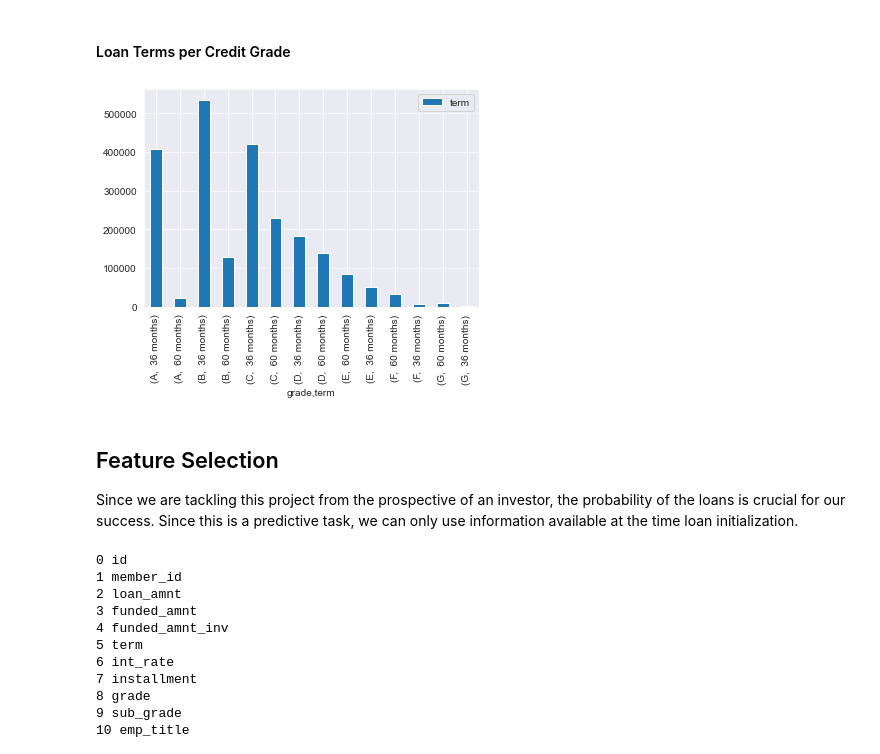
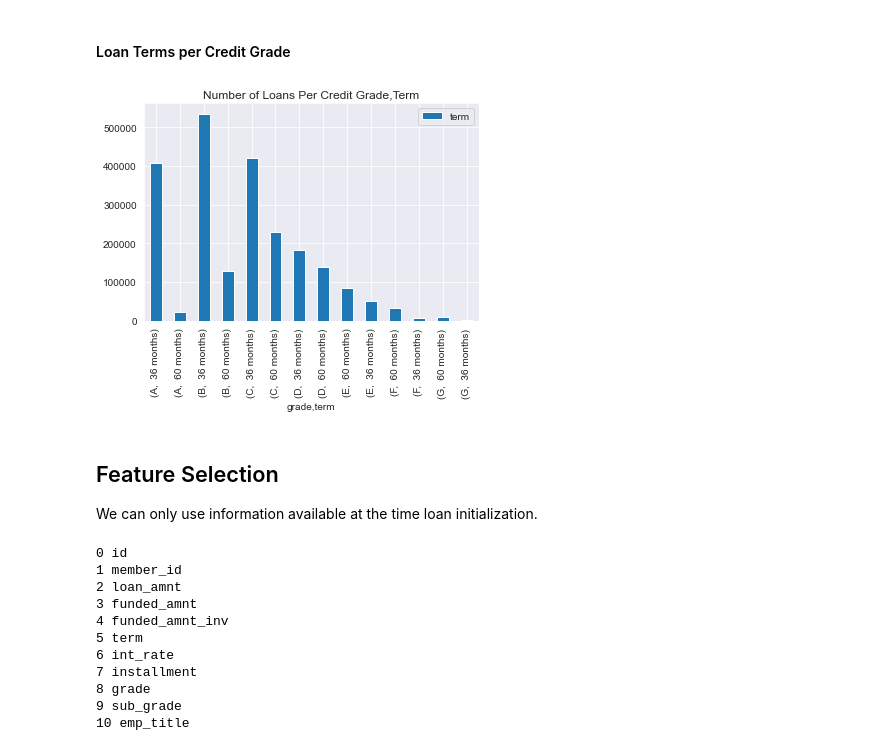
Before and after one commit to touyang219/LC_Capstone, a Jupyter notebook: Capstone.ipynb, the cells around one changed output. Cells and saved outputs as stored; diff of their text form; code cells hidden in the pictures.

```diff
--- a/Capstone.ipynb
+++ b/Capstone.ipynb
@@ -328,15 +319,17 @@ f.savefig('interest_rate_per_grade.png', facecolor=f.get_facecolor(), transparen
 # %%
 term_lengths = pd.DataFrame(accepted.groupby('grade')['term'].value_counts())
 
 term_lengths.plot(kind = 'bar')
 
-f.savefig('Loan_terms_credit_grade.png', facecolor=f.get_facecolor(), transparent=True, dpi=500)
+plt.title("Number of Loans Per Credit Grade,Term")
+
+plt.savefig('Loan_terms_credit_grade.png', bbox_inches='tight', dpi=500)
 # %% [output]
-[figure, old version]
+[figure, new version]
 # %% [markdown]
 ## Feature Selection
 
-Since we are tackling this project from the prospective of an investor, the probability of the loans is crucial for our success. Since this is a predictive task, we can only use information available at the time loan initialization.
+We can only use information available at the time loan initialization.
 # %%
 data = accepted.copy()
 # %%
```
Also changed, not shown: parts of 28 cells of this notebook.
